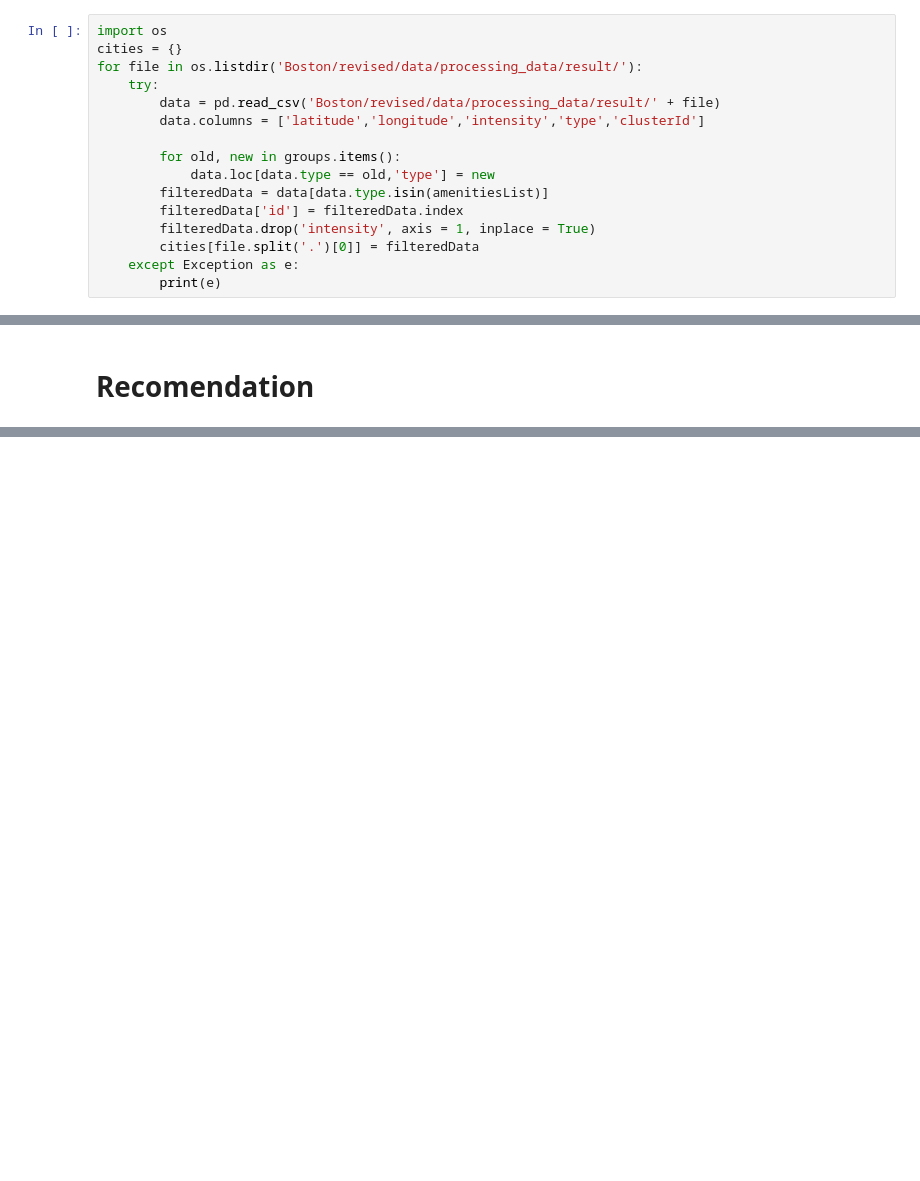
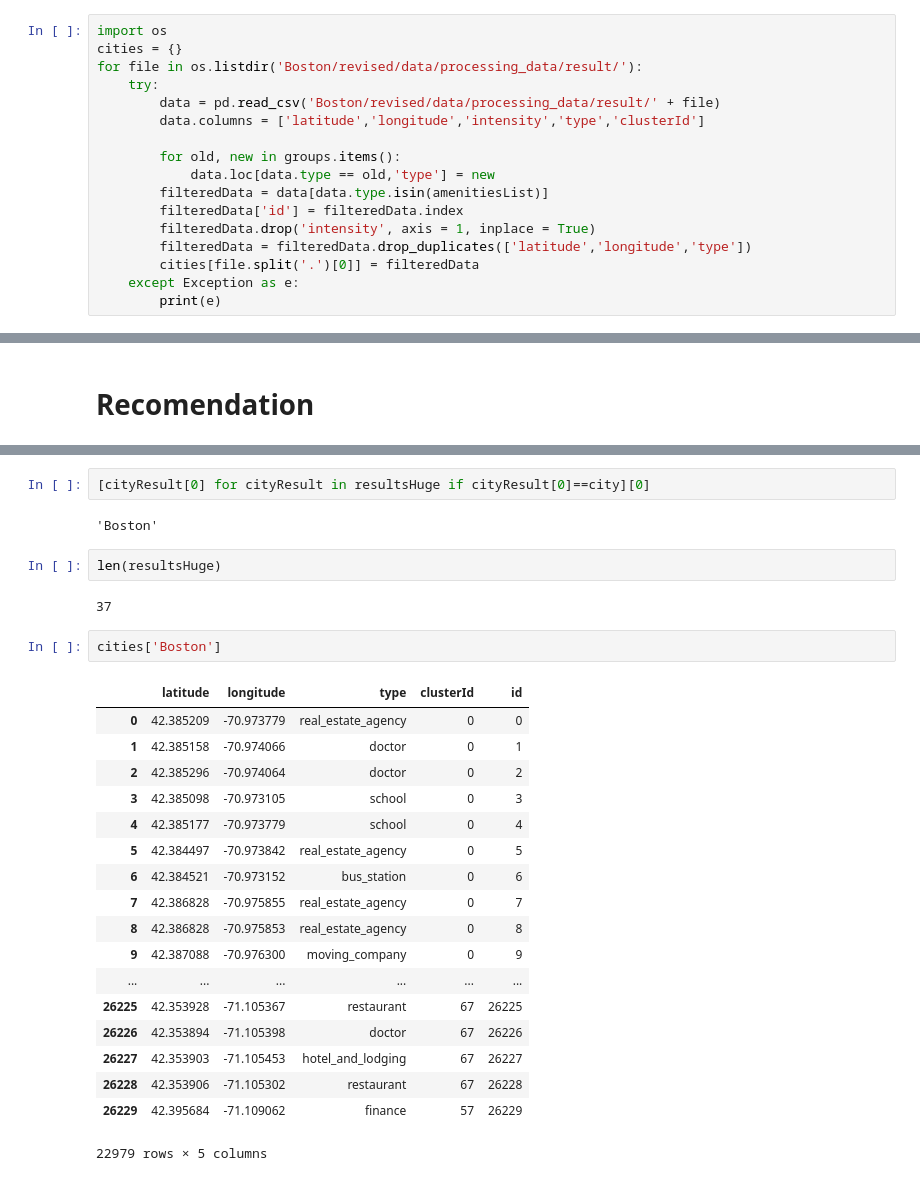
Before and after one commit to pfreiberger/CollocationMining, a Jupyter notebook: Pattern Mining 2.ipynb, the cells around one changed output, grey strips where cells are left out. Cells and saved outputs as stored; diff of their text form; blank space fills up the shorter version.

```diff
--- a/Pattern Mining 2.ipynb
+++ b/Pattern Mining 2.ipynb
@@ -50,6 +51,7 @@ for file in os.listdir('Boston/revised/data/processing_data/result/'):
         filteredData = data[data.type.isin(amenitiesList)]
         filteredData['id'] = filteredData.index
         filteredData.drop('intensity', axis = 1, inplace = True)
+        filteredData = filteredData.drop_duplicates(['latitude','longitude','type'])
         cities[file.split('.')[0]] = filteredData
     except Exception as e:
         print(e)
@@ -638,0 +839,29 @@ finance.lawyer
+# %%
+[cityResult[0] for cityResult in resultsHuge if cityResult[0]==city][0]
+# %% [output]
+'Boston'
+# %%
+len(resultsHuge)
+# %% [output]
+37
+# %%
+cities['Boston']
+# %% [output]
+|  | latitude | longitude | type | clusterId | id |
+| 0 | 42.385209 | -70.973779 | real_estate_agency | 0 | 0 |
+| 1 | 42.385158 | -70.974066 | doctor | 0 | 1 |
+| 2 | 42.385296 | -70.974064 | doctor | 0 | 2 |
+| 3 | 42.385098 | -70.973105 | school | 0 | 3 |
+| 4 | 42.385177 | -70.973779 | school | 0 | 4 |
+| 5 | 42.384497 | -70.973842 | real_estate_agency | 0 | 5 |
+| 6 | 42.384521 | -70.973152 | bus_station | 0 | 6 |
+| 7 | 42.386828 | -70.975855 | real_estate_agency | 0 | 7 |
+| 8 | 42.386828 | -70.975853 | real_estate_agency | 0 | 8 |
+| 9 | 42.387088 | -70.976300 | moving_company | 0 | 9 |
+| ... | ... | ... | ... | ... | ... |
+| 26225 | 42.353928 | -71.105367 | restaurant | 67 | 26225 |
+| 26226 | 42.353894 | -71.105398 | doctor | 67 | 26226 |
+| 26227 | 42.353903 | -71.105453 | hotel_and_lodging | 67 | 26227 |
+| 26228 | 42.353906 | -71.105302 | restaurant | 67 | 26228 |
+| 26229 | 42.395684 | -71.109062 | finance | 57 | 26229 |
+22979 rows × 5 columns
```
Also changed, not shown: parts of 40 cells of this notebook.
